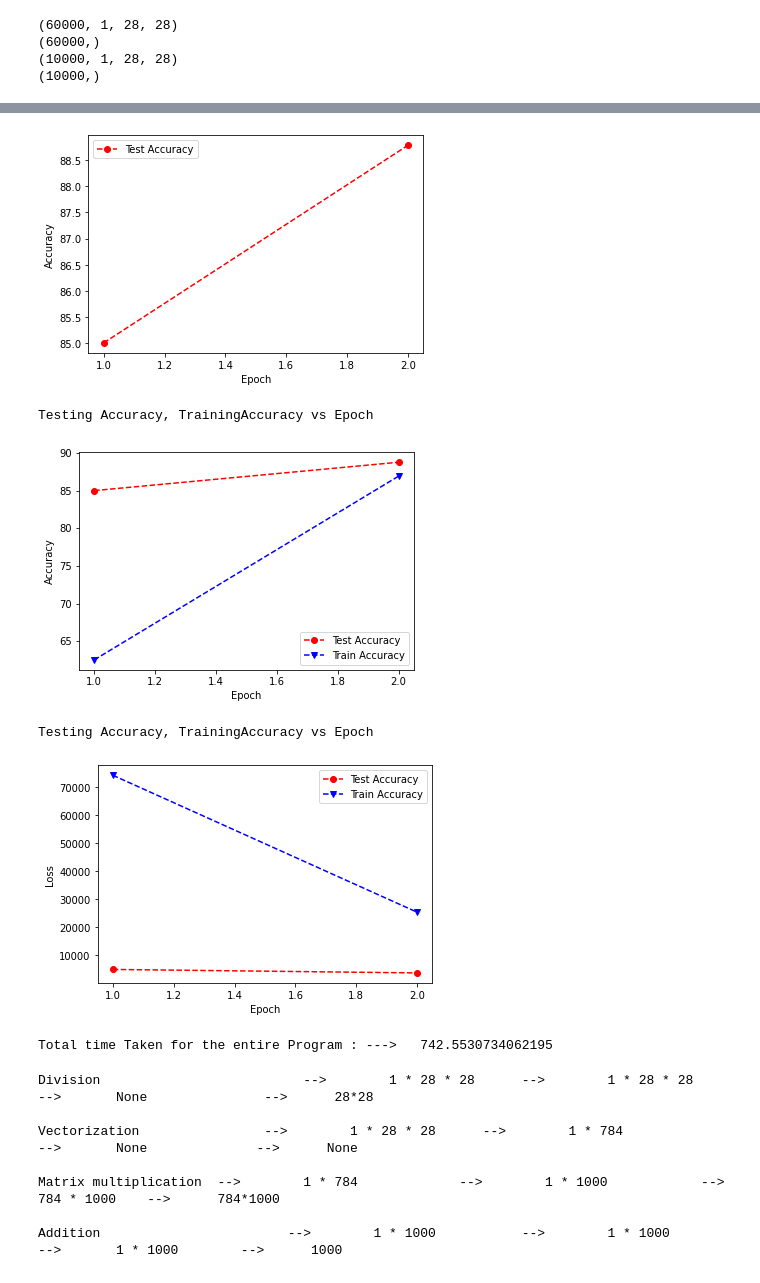
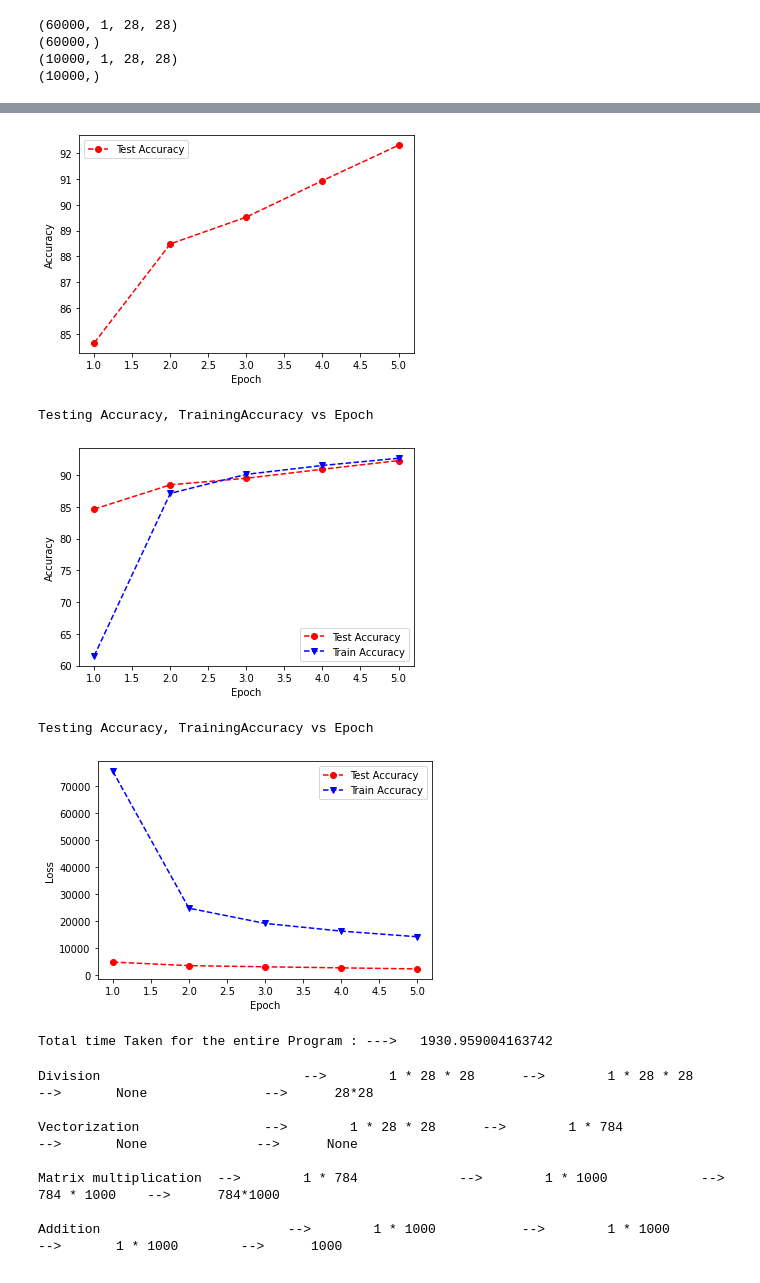
Before and after one commit to ksk94966/XNN_Math, a Jupyter notebook: NN.ipynb, the cells around one changed output, grey strips where cells are left out. Cells and saved outputs as stored; diff of their text form; code cells hidden in the pictures.

```diff
--- a/NN.ipynb
+++ b/NN.ipynb
@@ -207,7 +207,7 @@ epoch_train_loss = dict()
 epoch_test_loss = dict()
 
 #Training epochs
-for epoch in range(2):
+for epoch in range(5):
   epoch_number = epoch + 1
   start = time.time()
   train_LossPerEpoch = 0
@@ -403,12 +403,12 @@ Label   9   Accuracy -->   0.8265609514370664
 
 
 Accuracy vs Epoch
-[figure, old version]
+[figure, new version]
 Testing Accuracy, TrainingAccuracy vs Epoch
-[figure, old version]
+[figure, new version]
 Testing Accuracy, TrainingAccuracy vs Epoch
-[figure, old version]
+[figure, new version]
-Total time Taken for the entire Program : --->   742.5530734062195
+Total time Taken for the entire Program : --->   1930.959004163742
 # %%
 print("Division                          -->        1 * 28 * 28      -->        1 * 28 * 28       -->       None               -->      28*28 \n")
 print("Vectorization                -->        1 * 28 * 28      -->        1 * 784              -->       None              -->      None \n")
```
Also changed, not shown: parts of 1 cell of this notebook.
